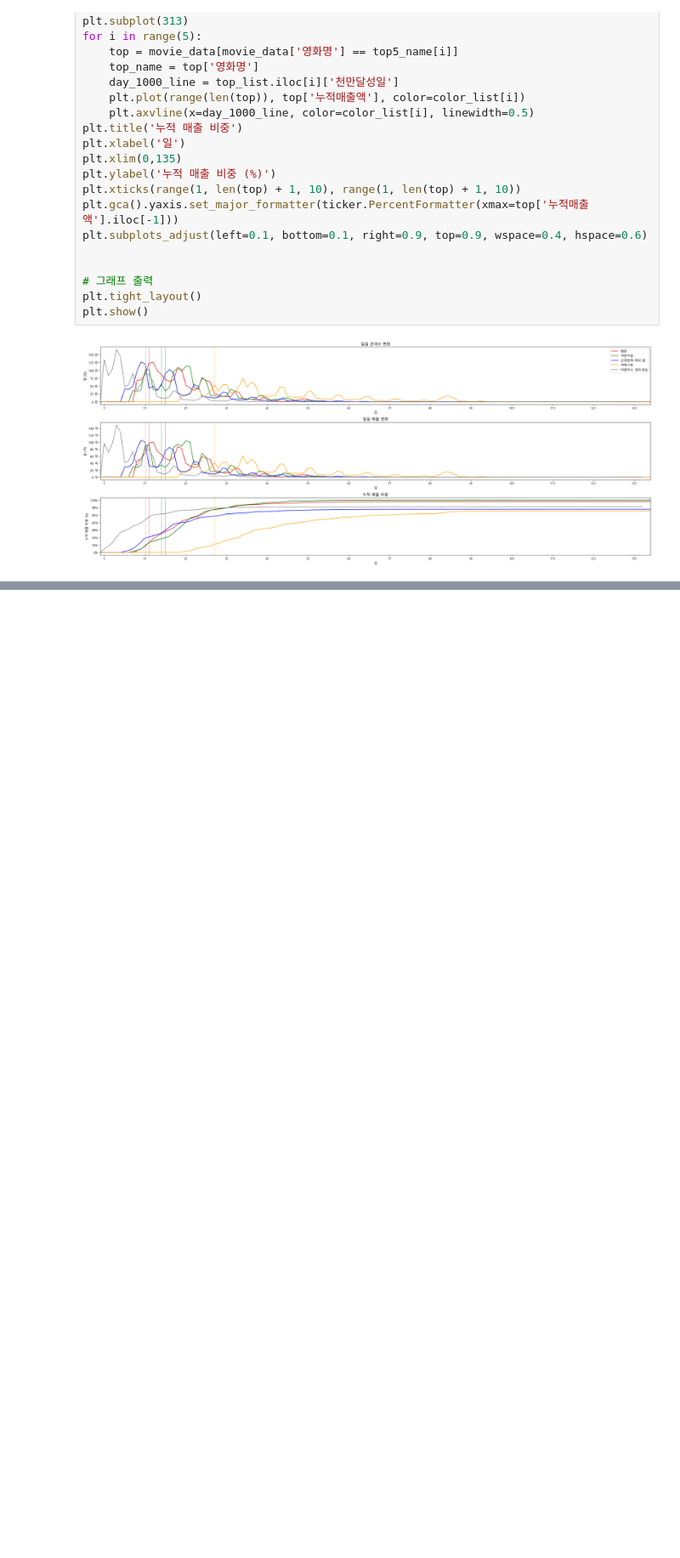
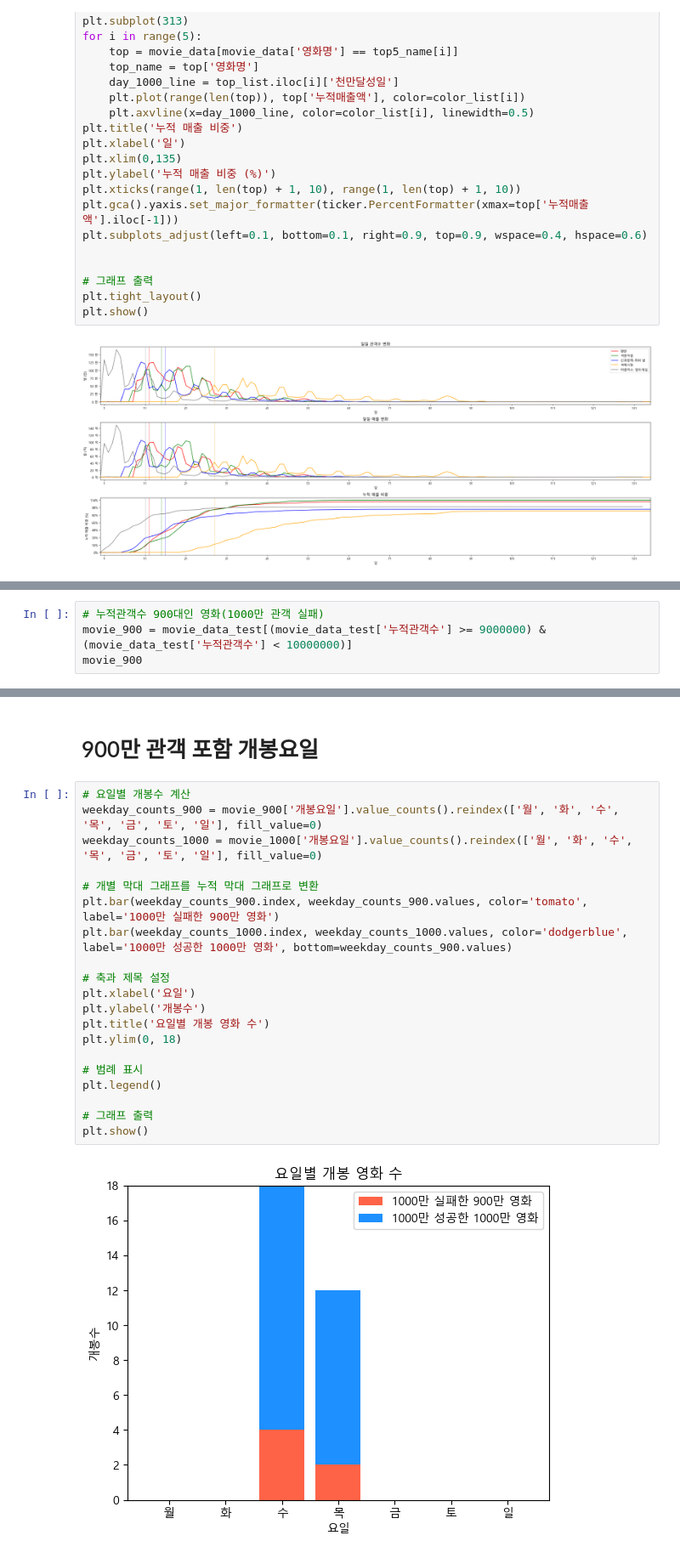
Before and after one commit to wonyounging/1_Project, a Jupyter notebook: 분석_천만관객 영화 특징_최종.ipynb, the cells around one changed output, grey strips where cells are left out. Shown at 85% size. Cells and saved outputs as stored; diff of their text form; blank space fills up the shorter version.

```diff
--- a/분석_천만관객 영화 특징_최종.ipynb
+++ b/분석_천만관객 영화 특징_최종.ipynb
@@ -863,0 +871,4 @@ plt.show()
+# %%
+# 누적관객수 900대인 영화(1000만 관객 실패)
+movie_900 = movie_data_test[(movie_data_test['누적관객수'] >= 9000000) & (movie_data_test['누적관객수'] < 10000000)]
+movie_900
@@ -863,0 +963,24 @@ plt.show()
+# %% [markdown]
+# 900만 관객 포함 개봉요일
+# %%
+# 요일별 개봉수 계산
+weekday_counts_900 = movie_900['개봉요일'].value_counts().reindex(['월', '화', '수', '목', '금', '토', '일'], fill_value=0)
+weekday_counts_1000 = movie_1000['개봉요일'].value_counts().reindex(['월', '화', '수', '목', '금', '토', '일'], fill_value=0)
+
+# 개별 막대 그래프를 누적 막대 그래프로 변환
+plt.bar(weekday_counts_900.index, weekday_counts_900.values, color='tomato', label='1000만 실패한 900만 영화')
+plt.bar(weekday_counts_1000.index, weekday_counts_1000.values, color='dodgerblue', label='1000만 성공한 1000만 영화', bottom=weekday_counts_900.values)
+
+# 축과 제목 설정
+plt.xlabel('요일')
+plt.ylabel('개봉수')
+plt.title('요일별 개봉 영화 수')
+plt.ylim(0, 18)
+
+# 범례 표시
+plt.legend()
+
+# 그래프 출력
+plt.show()
+# %% [output]
+[figure, added]
```
Also changed, not shown: parts of 11 cells of this notebook, 1 other file.
